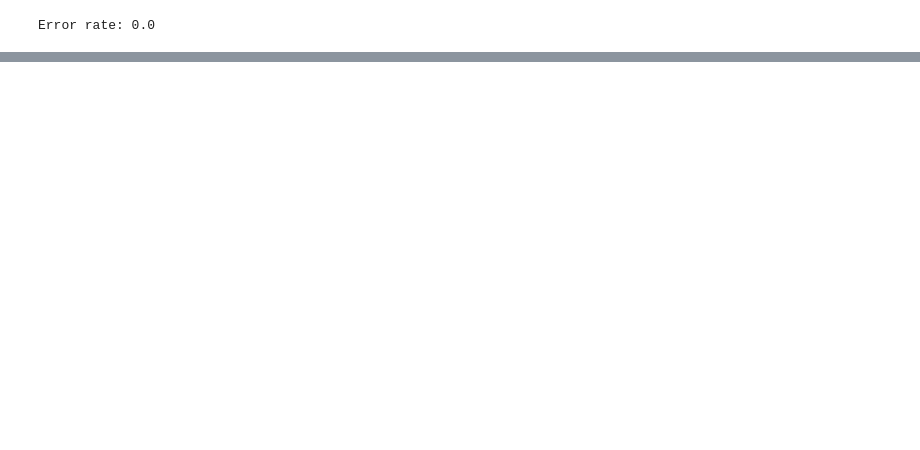
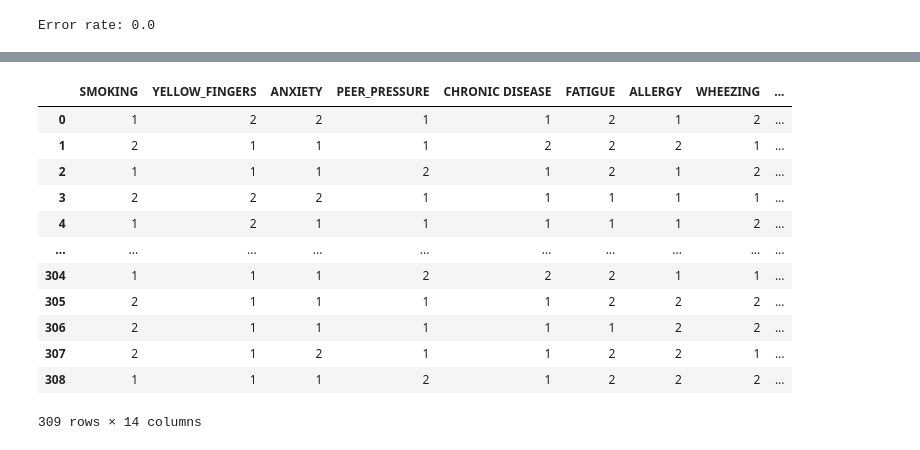
Before and after one commit to RonanLie28/Logistic-Regresssion-Lung-Cancer, a Jupyter notebook: G7_ML.ipynb, the cells around one changed output, grey strips where cells are left out. Cells and saved outputs as stored; diff of their text form; code cells hidden in the pictures; blank space fills up the shorter version.

```diff
--- a/G7_ML.ipynb
+++ b/G7_ML.ipynb
@@ -753,0 +929,4 @@ plt.show()
+# %%
+df['LUNG_CANCER'] = df['LUNG_CANCER'].astype('category')
+df['LUNG_CANCER'] = df['LUNG_CANCER'].cat.codes
+df.head()
@@ -753,0 +940,18 @@ plt.show()
+# %%
+df.drop(['GENDER', 'AGE'], axis=1, inplace=True)
+# %%
+df
+# %% [output]
+|  | SMOKING | YELLOW_FINGERS | ANXIETY | PEER_PRESSURE | CHRONIC DISEASE | FATIGUE | ALLERGY | WHEEZING | ... |
+| 0 | 1 | 2 | 2 | 1 | 1 | 2 | 1 | 2 | ... |
+| 1 | 2 | 1 | 1 | 1 | 2 | 2 | 2 | 1 | ... |
+| 2 | 1 | 1 | 1 | 2 | 1 | 2 | 1 | 2 | ... |
+| 3 | 2 | 2 | 2 | 1 | 1 | 1 | 1 | 1 | ... |
+| 4 | 1 | 2 | 1 | 1 | 1 | 1 | 1 | 2 | ... |
+| ... | ... | ... | ... | ... | ... | ... | ... | ... | ... |
+| 304 | 1 | 1 | 1 | 2 | 2 | 2 | 1 | 1 | ... |
+| 305 | 2 | 1 | 1 | 1 | 1 | 2 | 2 | 2 | ... |
+| 306 | 2 | 1 | 1 | 1 | 1 | 1 | 2 | 2 | ... |
+| 307 | 2 | 1 | 2 | 1 | 1 | 2 | 2 | 1 | ... |
+| 308 | 1 | 1 | 1 | 2 | 1 | 2 | 2 | 2 | ... |
+309 rows × 14 columns
```
Also changed, not shown: parts of 95 cells of this notebook, 1 other file.
